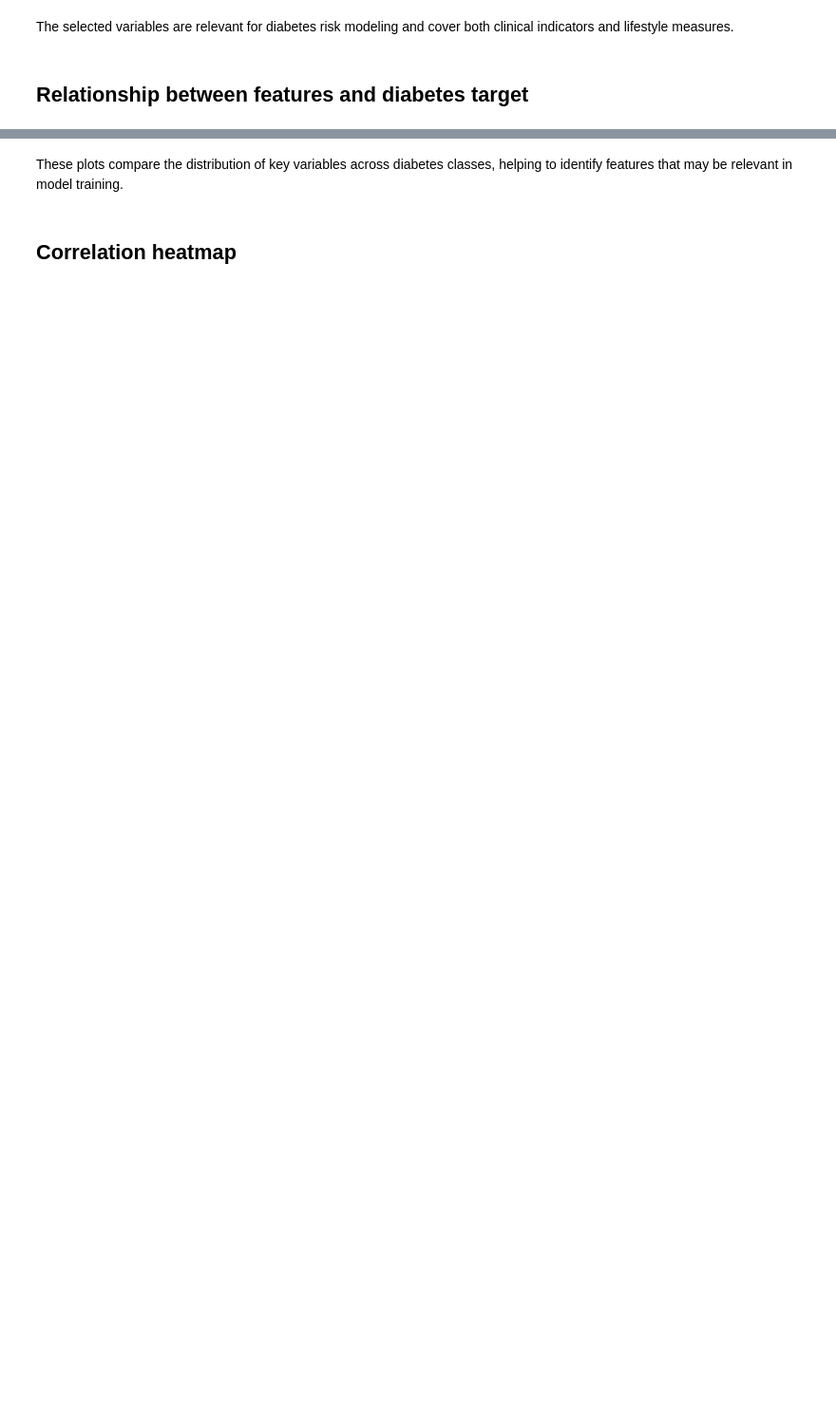
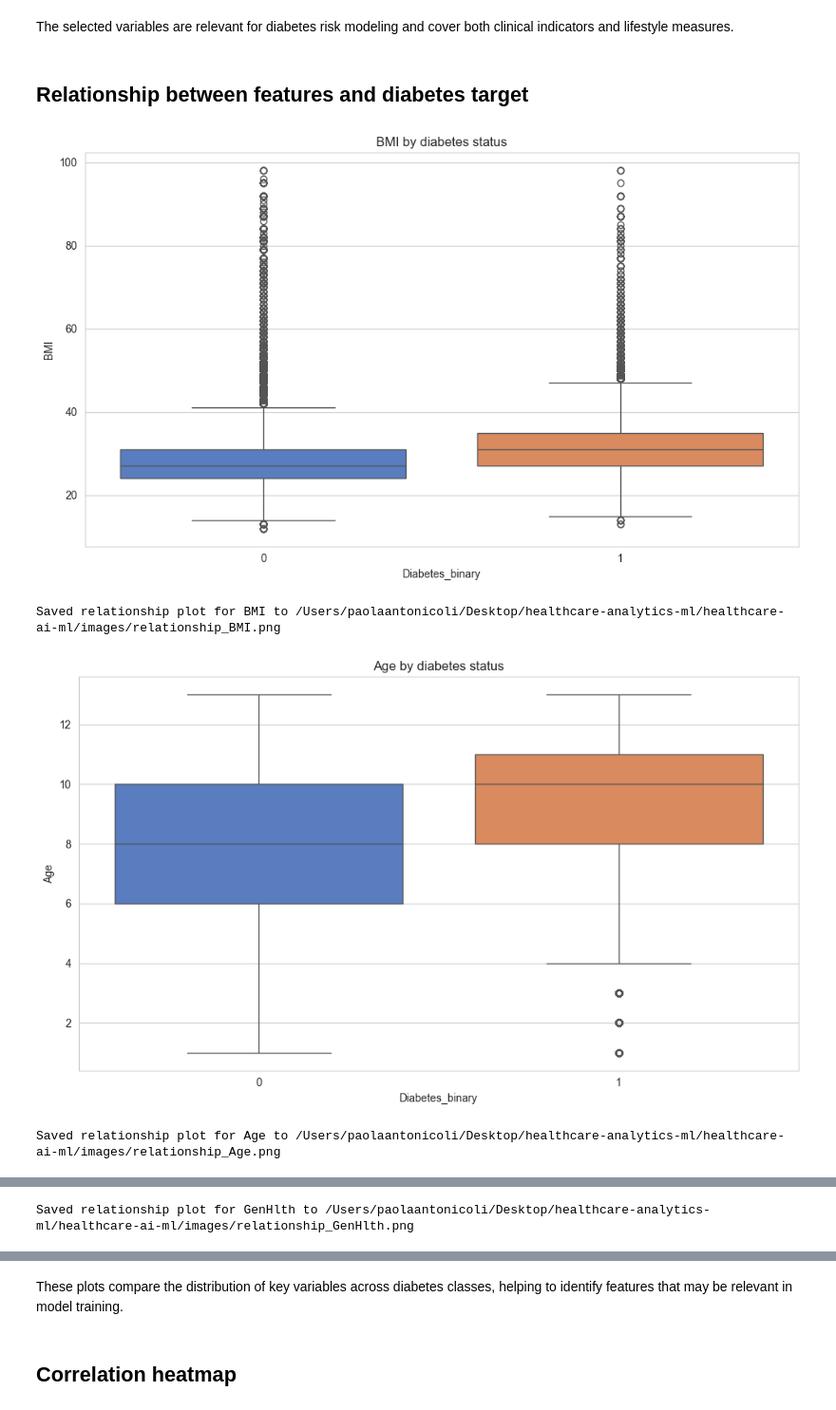
Before and after one commit to paola12antonicoli/diabetes-risk-prediction, a Jupyter notebook: healthcare-ai-ml/notebooks/02_eda.ipynb, the cells around one changed output, grey strips where cells are left out. Shown: that part at 95% size. Saved outputs shown, nothing was run; the diff lists cells and outputs as text; code cells hidden in the pictures; blank space fills up the shorter version.

```diff
--- a/healthcare-ai-ml/notebooks/02_eda.ipynb
+++ b/healthcare-ai-ml/notebooks/02_eda.ipynb
@@ -97,23 +145,28 @@ The selected variables are relevant for diabetes risk modeling and cover both cl
 # %%
 relationship_cols = ['BMI', 'Age', 'GenHlth', 'PhysActivity', 'HighBP', 'HighChol']
 relationship_cols = [col for col in relationship_cols if col in df.columns]
 
 for col in relationship_cols:
     if pd.api.types.is_numeric_dtype(df[col]):
         plt.figure()
-        sns.boxplot(x=y, y=df[col], palette='muted')
+        sns.boxplot(x=y, y=df[col], hue=y, palette='muted', legend=False)
         plt.title(f'{col} by diabetes status')
         plt.xlabel(target_name)
         plt.ylabel(col)
     else:
         plt.figure()
         sns.countplot(x=col, hue=y, data=df, palette='muted')
         plt.title(f'{col} by diabetes status')
         plt.xticks(rotation=45, ha='right')
         plt.xlabel(col)
         plt.ylabel('Count')
     plot_path = OUTPUT_DIR / f'relationship_{col}.png'
     plt.tight_layout()
     plt.savefig(plot_path)
     plt.show()
     print(f'Saved relationship plot for {col} to {plot_path}')
+# %% [output]
+[figure, added]
+Saved relationship plot for BMI to /Users/paolaantonicoli/Desktop/healthcare-analytics-ml/healthcare-ai-ml/images/relationship_BMI.png
+[figure, added]
+Saved relationship plot for Age to /Users/paolaantonicoli/Desktop/healthcare-analytics-ml/healthcare-ai-ml/images/relationship_Age.png
@@ -119,0 +174 @@ for col in relationship_cols:
+Saved relationship plot for GenHlth to /Users/paolaantonicoli/Desktop/healthcare-analytics-ml/healthcare-ai-ml/images/relationship_GenHlth.png
```
Also changed, not shown: parts of 20 cells of this notebook, 40 other files.
